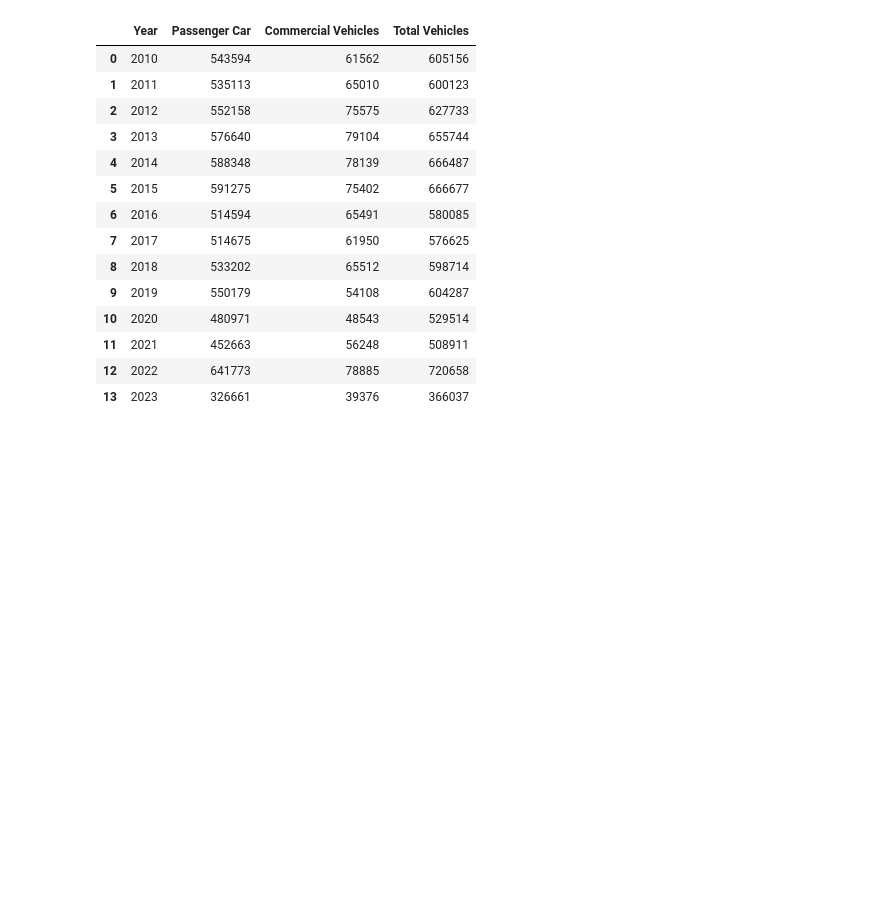
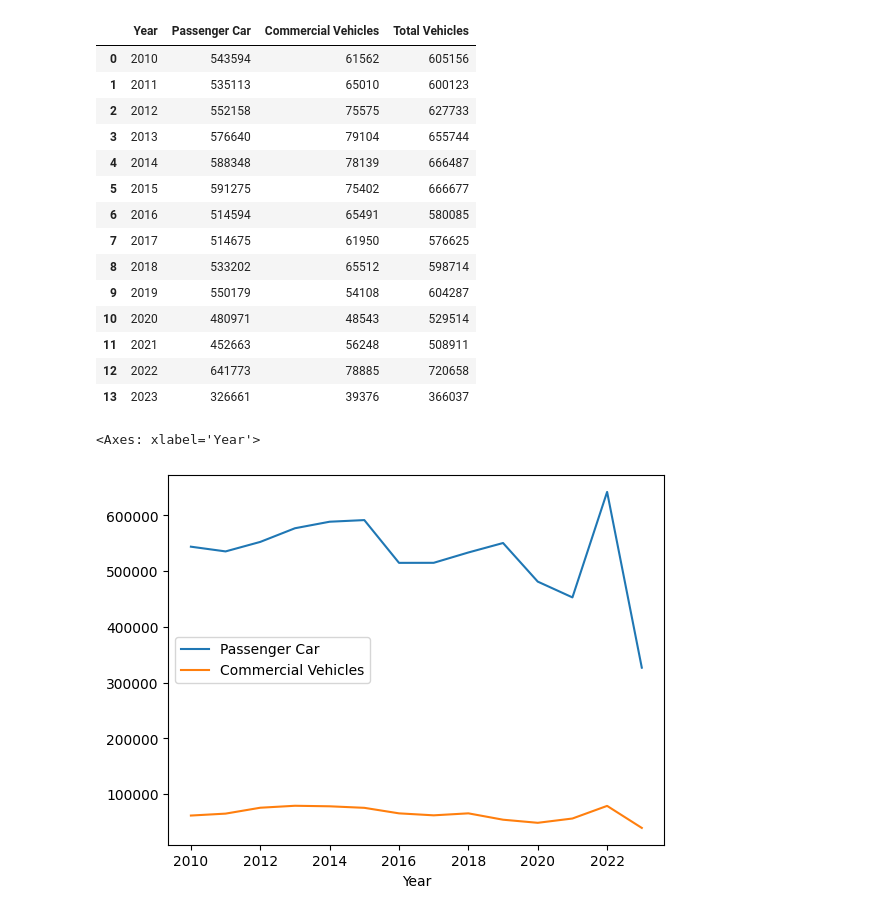
Before and after one commit to micheal-el07/DataVis, a Jupyter notebook: automotive_web_scrape.ipynb, the cells around one changed output. Saved outputs shown, nothing was run; the diff lists cells and outputs as text; code cells hidden in the pictures; blank space fills up the shorter version.

```diff
--- a/automotive_web_scrape.ipynb
+++ b/automotive_web_scrape.ipynb
@@ -81,3 +82,8 @@ summary
 | 13 | 2023 | 326661 | 39376 | 366037 |
 # %%
 # Visualization
+# %%
+summary.plot("Year", ["Passenger Car", "Commercial Vehicles"])
+# %% [output]
+<Axes: xlabel='Year'>
+[figure, added]
```
Also changed, not shown: parts of 1 cell of this notebook.
